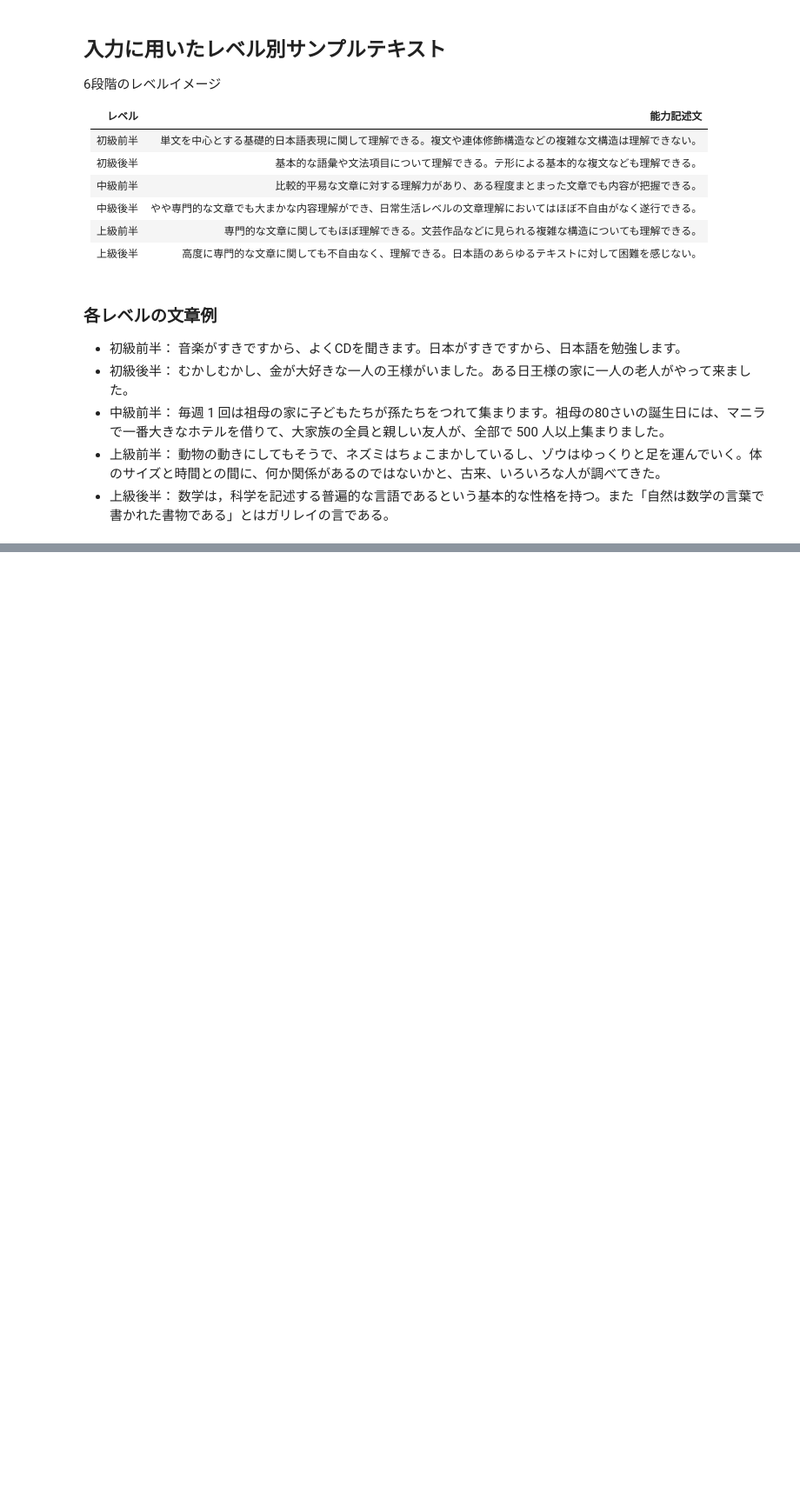
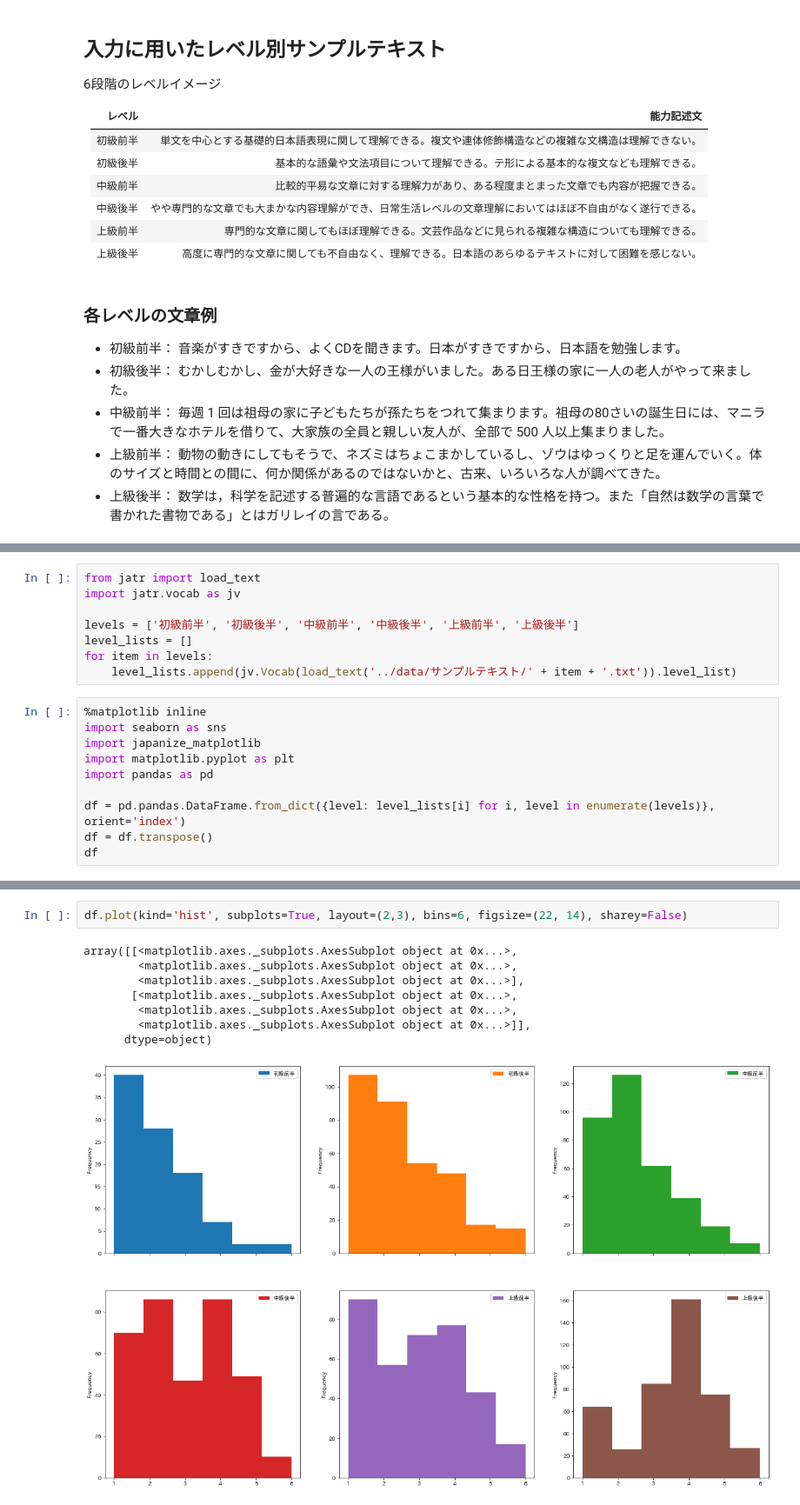
Before and after one commit to crazymaster/jats, a Jupyter notebook: notebooks/201906-slide.ipynb, the cells around one changed output, grey strips where cells are left out. Shown at 87% size. Saved outputs shown, nothing was run; the diff lists cells and outputs as text; blank space fills up the shorter version.

```diff
--- a/notebooks/201906-slide.ipynb
+++ b/notebooks/201906-slide.ipynb
@@ -63,0 +44,18 @@ plt.tight_layout()
+# %%
+from jatr import load_text
+import jatr.vocab as jv
+
+levels = ['初級前半', '初級後半', '中級前半', '中級後半', '上級前半', '上級後半']
+level_lists = []
+for item in levels:
+    level_lists.append(jv.Vocab(load_text('../data/サンプルテキスト/' + item + '.txt')).level_list)
+# %%
+%matplotlib inline
+import seaborn as sns
+import japanize_matplotlib
+import matplotlib.pyplot as plt
+import pandas as pd
+
+df = pd.pandas.DataFrame.from_dict({level: level_lists[i] for i, level in enumerate(levels)}, orient='index')
+df = df.transpose()
+df
@@ -63,0 +81,11 @@ plt.tight_layout()
+# %%
+df.plot(kind='hist', subplots=True, layout=(2,3), bins=6, figsize=(22, 14), sharey=False)
+# %% [output]
+array([[<matplotlib.axes._subplots.AxesSubplot object at 0x...>,
+        <matplotlib.axes._subplots.AxesSubplot object at 0x...>,
+        <matplotlib.axes._subplots.AxesSubplot object at 0x...>],
+       [<matplotlib.axes._subplots.AxesSubplot object at 0x...>,
+        <matplotlib.axes._subplots.AxesSubplot object at 0x...>,
+        <matplotlib.axes._subplots.AxesSubplot object at 0x...>]],
+      dtype=object)
+[figure, added]
```
Also changed, not shown: parts of 5 cells of this notebook, 1 other file.
